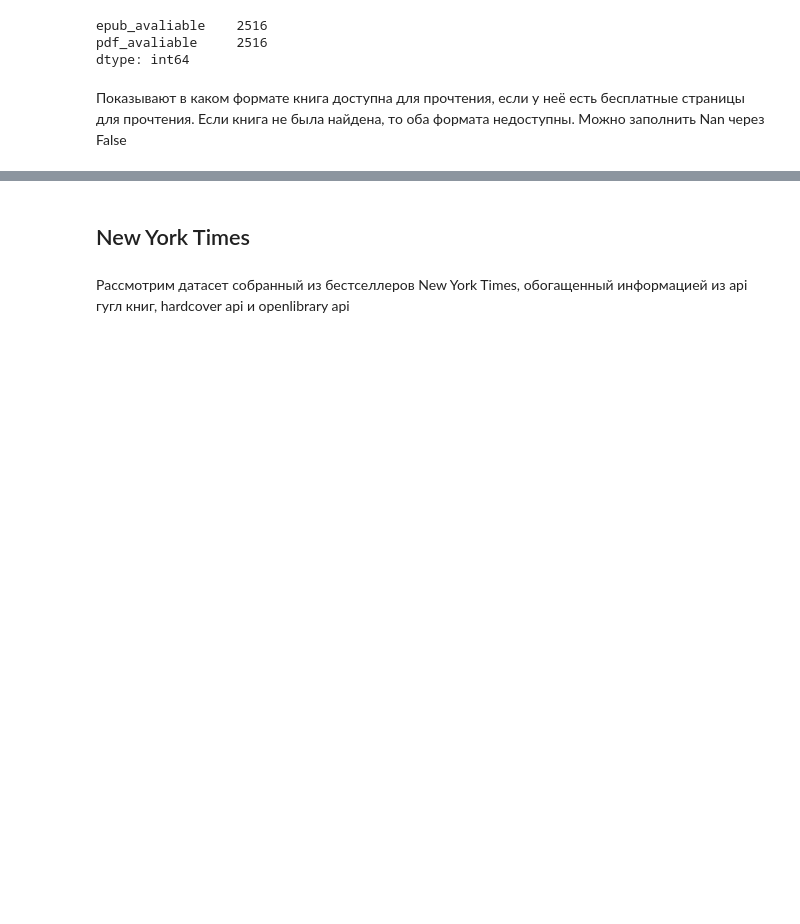
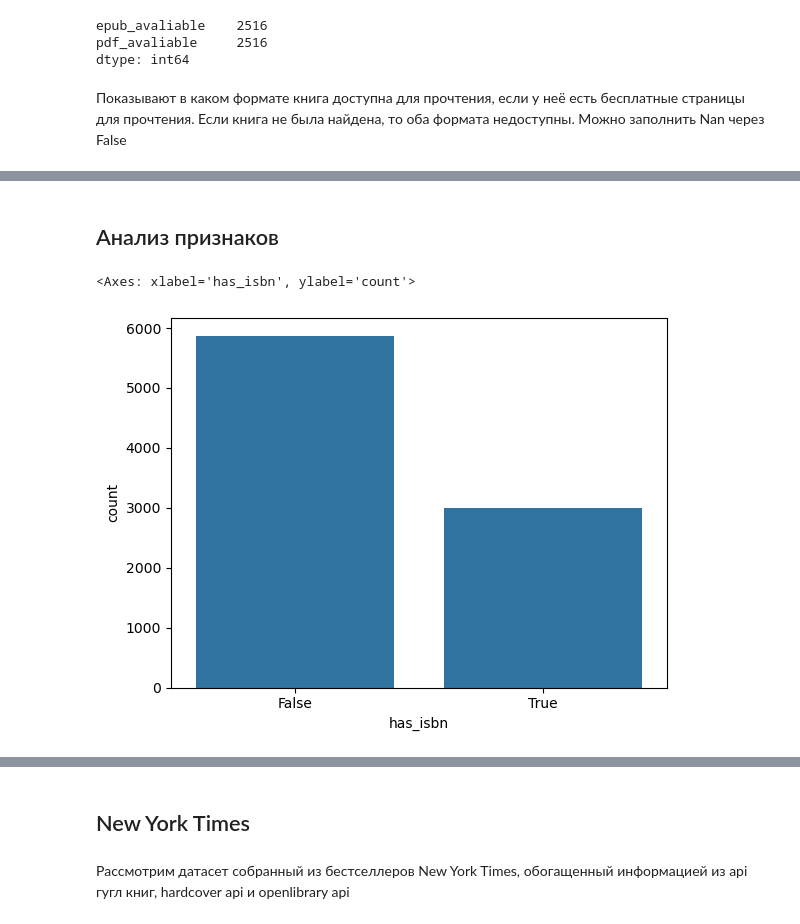
Before and after one commit to maxim-safonov/gp_2, a Jupyter notebook: EDA.ipynb, the cells around one changed output, grey strips where cells are left out. Saved outputs shown, nothing was run; the diff lists cells and outputs as text; code cells hidden in the pictures; blank space fills up the shorter version.

```diff
--- a/EDA.ipynb
+++ b/EDA.ipynb
@@ -544,0 +550,9 @@ df1
+# %% [markdown]
+## Анализ признаков
+# %%
+import seaborn as sns
+
+sns.barplot(df1.value_counts('has_isbn'))
+# %% [output]
+<Axes: xlabel='has_isbn', ylabel='count'>
+[figure, added]
```
Also changed, not shown: parts of 125 cells of this notebook.
